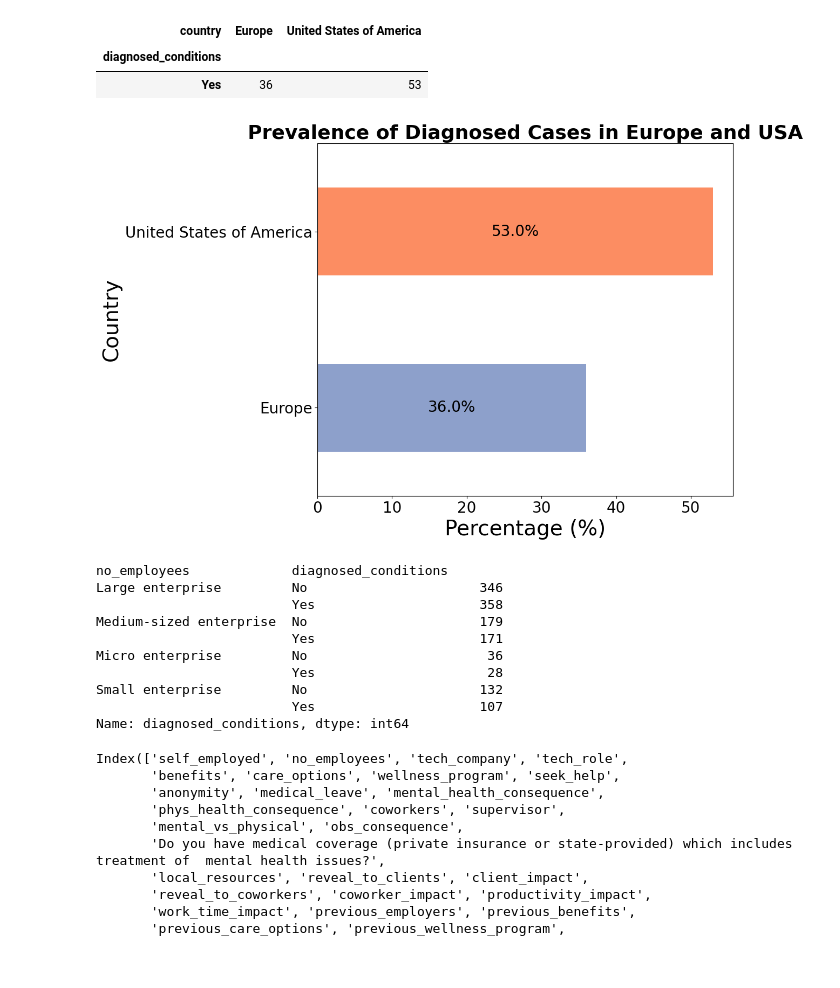
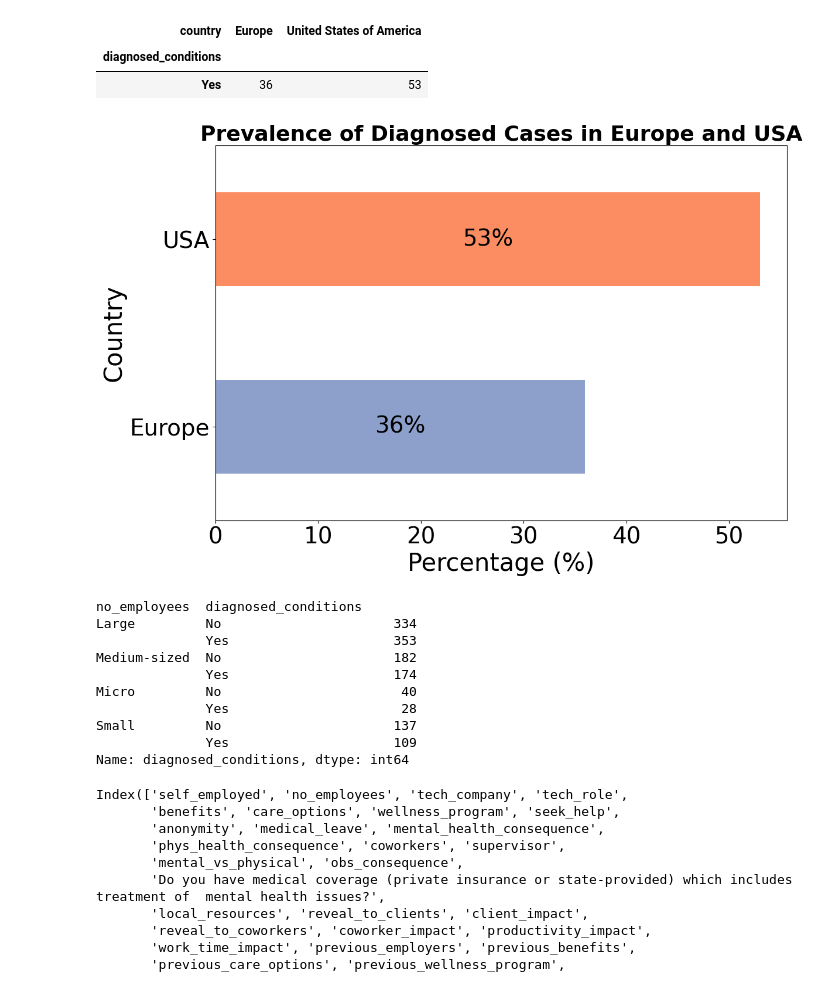
Before and after one commit to ShaQ90/week3_project, a Jupyter notebook: notebooks/Alessia.ipynb, the cells around one changed output. Cells and saved outputs as stored; diff of their text form; code cells hidden in the pictures.

```diff
--- a/notebooks/Alessia.ipynb
+++ b/notebooks/Alessia.ipynb
@@ -426,13 +426,13 @@ def create_size_group(no_employees):
 
     # Define the categories
     if upper_bound <= 10:
-        return "Micro enterprise"
+        return "Micro"
     elif upper_bound <= 50:
-        return "Small enterprise"
+        return "Small"
     elif upper_bound <= 250:
-        return "Medium-sized enterprise"
+        return "Medium-sized"
     else:
-        return "Large enterprise"
+        return "Large"
 
 # Apply the function to the 'no_employees' column
 df_2016['no_employees'] = df_2016['no_employees'].apply(create_size_group)
@@ -520,8 +519,8 @@ ax = percentage_diagnosed.plot(kind='barh', stacked=True, figsize=(12, 8), color
 
 # Set the title and labels with larger font sizes
 ax.set_title('Relative Percentage of Diagnosed Conditions by Sex', fontsize=26, weight='bold')
-ax.set_xlabel('Percentage (%)', fontsize=28)
-ax.set_ylabel('Diagnosed Condition', fontsize=28)
+ax.set_xlabel('Percentage (%)', fontsize=30)
+ax.set_ylabel('Diagnosed Condition', fontsize=30)
 
 # Customize the legend
 # Invert the order of the legend manually
@@ -539,12 +538,12 @@ ax.grid(False)
 for container in ax.containers:
     for bar in container:
         width = bar.get_width()
-        label = f'{width:.1f}%'
-        ax.text(width, bar.get_y() + bar.get_height() / 2, label, va='center', ha='left', fontsize=16, color='black')
+        label = f'{width:.0f}%'
+        ax.text(width, bar.get_y() + bar.get_height() / 2, label, va='center', ha='right', fontsize=26, color='black')
 
 # Increase the size of the numbers on x and y axes
-ax.tick_params(axis='x', labelsize=16)
-ax.tick_params(axis='y', labelsize=16)
+ax.tick_params(axis='x', labelsize=28)
+ax.tick_params(axis='y', labelsize=28)
 
 # Adjust the spacing between bars (age groups) by reducing the layout padding
 plt.subplots_adjust(left=0.2, right=0.8, top=0.9, bottom=0.1)  # Adjust these parameters to control spacing
@@ -748,60 +723,59 @@ pivot_table_country
 | diagnosed_conditions |  |  |
 | Yes | 36 | 53 |
 # %%
-sns.set_palette("Set2")  # Choose two distinct colors from the 'viridis' colormap
+sns.set_palette("Set2")
 
-# Create the horizontal bar chart
 ax = pivot_table_country.loc['Yes'].plot(kind='barh', figsize=(12, 8), color=colors)
 
 # Set the title and labels with larger font sizes
 ax.set_title('Prevalence of Diagnosed Cases in Europe and USA', fontsize=26, weight='bold')
-ax.set_xlabel('Percentage (%)', fontsize=28)
-ax.set_ylabel('Country', fontsize=28)
+ax.set_xlabel('Percentage (%)', fontsize=30)
+ax.set_ylabel('Country', fontsize=30)
 
 # Remove grid lines
 ax.grid(False)
 
 # Add labels to the bars with a larger font size
 for container in ax.containers:
-    ax.bar_label(container, fmt='%.1f%%', fontsize=20, label_type='center')
+    ax.bar_label(container, fmt='%.0f%%', fontsize=28, label_type='center')
 
 # Increase the size of the numbers on x and y axes
-ax.tick_params(axis='x', labelsize=20)
-ax.tick_params(axis='y', labelsize=20)
+ax.tick_params(axis='x', labelsize=28)
+ax.tick_params(axis='y', labelsize=28)
 
 # Remove the legend
 if ax.get_legend() is not None:
     ax.get_legend().remove()
 
 # Set y-axis labels manually
-ax.set_yticklabels(['Europe', 'United States of America'])
+ax.set_yticklabels(['Europe', 'USA'])
 
 # Adjust the spacing between bars (age groups) by reducing the layout padding
 plt.subplots_adjust(left=0.2, right=0.8, top=0.9, bottom=0.1)  # Adjust these parameters to control spacing
 
 # Adjust layout for better display
 plt.tight_layout()
 
 # Save the plot as a JPEG file
 plt.savefig('Prevalence of Diagnosed Cases in Europe and USA.jpeg', format='jpeg', dpi=300)
 
 
 # Show the plot
 plt.show()
 # %% [output]
-[figure, old version]
+[figure, new version]
 # %%
 df_2016.groupby(["no_employees",'diagnosed_conditions'])['diagnosed_conditions'].count()
 # %% [output]
-no_employees             diagnosed_conditions
-Large enterprise         No                      346
-                         Yes                     358
-Medium-sized enterprise  No                      179
-                         Yes                     171
-Micro enterprise         No                       36
-                         Yes                      28
-Small enterprise         No                      132
-                         Yes                     107
+no_employees  diagnosed_conditions
+Large         No                      334
+              Yes                     353
+Medium-sized  No                      182
+              Yes                     174
+Micro         No                       40
+              Yes                      28
+Small         No                      137
+              Yes                     109
 Name: diagnosed_conditions, dtype: int64
 # %%
 df_2016.columns
```
Also changed, not shown: parts of 13 cells of this notebook, 7 other files.
